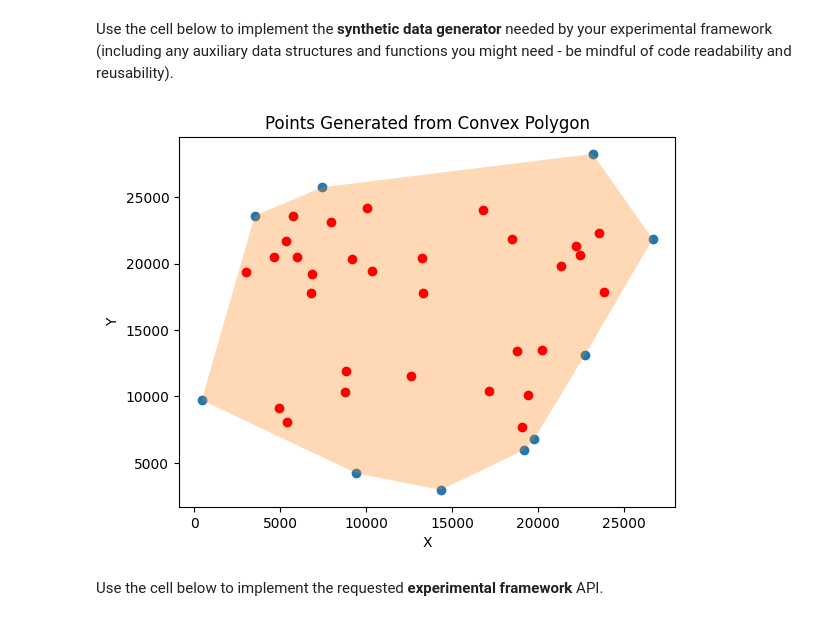
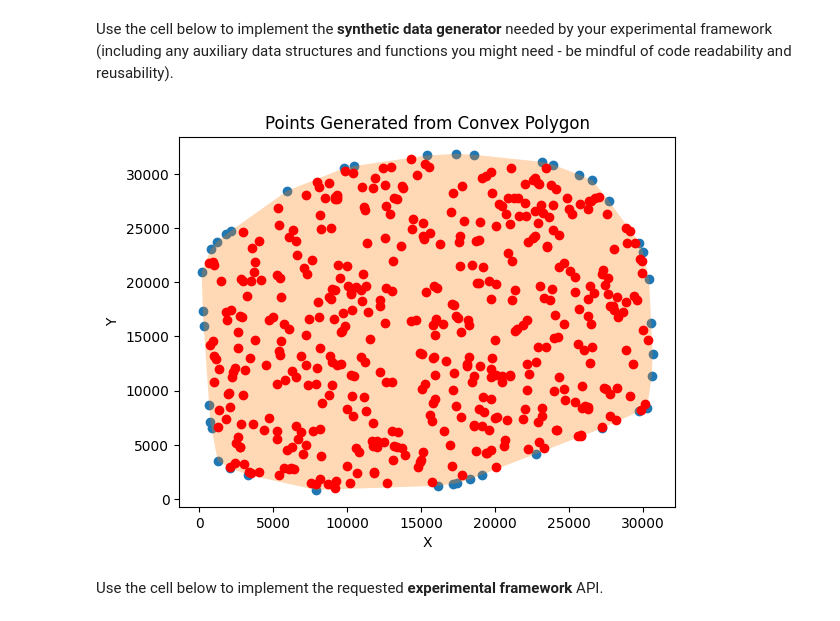
Before and after one commit to AidCheng/Gesture-Recognition, a Jupyter notebook: grp-XXX-0005code.ipynb, the cells around one changed output. Drawn from its saved outputs; the diff is of its cells as text; code cells hidden in the pictures.

```diff
--- a/grp-XXX-0005code.ipynb
+++ b/grp-XXX-0005code.ipynb
@@ -69,12 +100,14 @@ class TestDataGenerator():
     Attributes
     ----------
 
-    [to be defined as part of the coursework]
+    n: number of points in total
+    h: number of vertices of the convex hull
 
     Methods
     -------
 
-    [to be defined as part of the coursework]
+    generateConvexPolygon(): Creates a convex hull
+    generatePointsInside(): Populates the convex polygon with points inside
 
     """
 
@@ -186,35 +219,35 @@ class TestDataGenerator():
         x, y = vector
         return math.atan2(y, x)
 
 
 
 ## TEST CODE
 
 import matplotlib.pyplot as plt
 
-data_generator = TestDataGenerator(40, 10)
+data_generator = TestDataGenerator(500, 40)
 points = data_generator.convexHull
 
 x_coords = [point[0] for point in points]
 y_coords = [point[1] for point in points]
 plt.scatter(x_coords, y_coords)
 plt.fill(x_coords, y_coords, alpha=0.3)
 
 # Plot the additional points in a separate color
 additional_points = data_generator.points
 additional_x_coords = [point[0] for point in additional_points[data_generator.h:]]
 additional_y_coords = [point[1] for point in additional_points[data_generator.h:]]
 plt.scatter(additional_x_coords, additional_y_coords, color='red')
 
 # Set plot title and labels
 plt.title("Points Generated from Convex Polygon")
 plt.xlabel("X")
 plt.ylabel("Y")
 
 # Show the plot
 plt.show()
 # %% [output]
-[figure, old version]
+[figure, new version]
 # %% [markdown]
 Use the cell below to implement the requested **experimental framework** API.
 # %%
```
Also changed, not shown: parts of 2 cells of this notebook.
